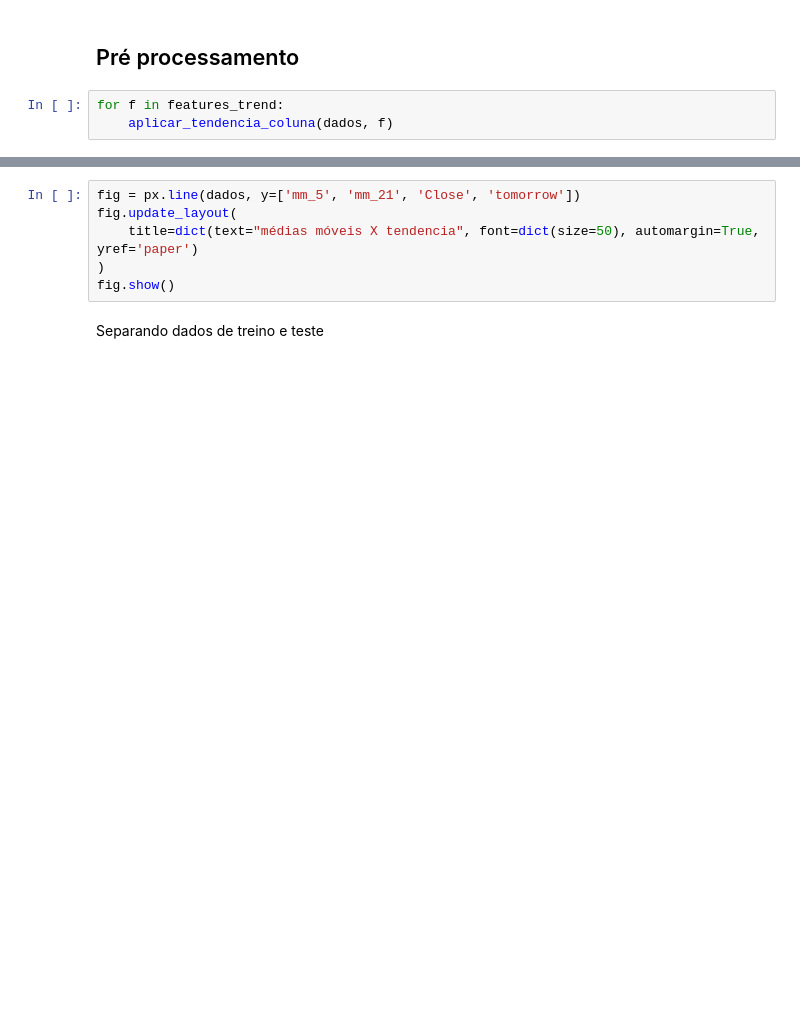
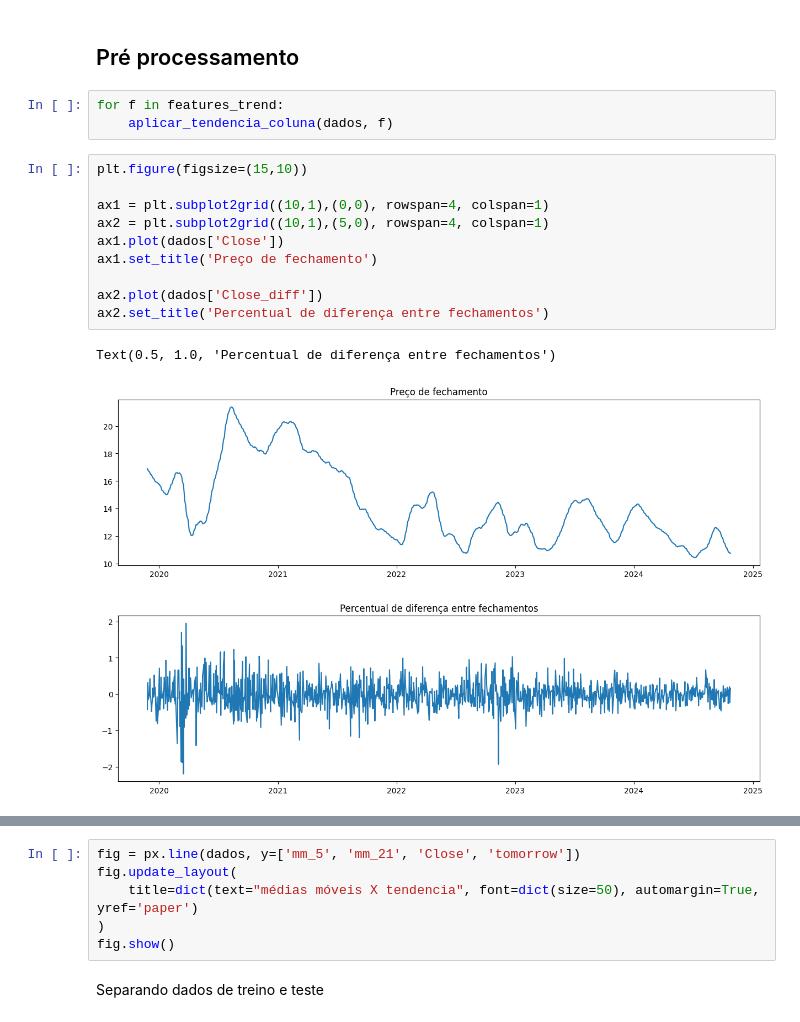
Before and after one commit to tcc-previsao-energia/ml-models, a Jupyter notebook: tcc/tendencia-lucas.ipynb, the cells around one changed output, grey strips where cells are left out. Saved outputs shown, nothing was run; the diff lists cells and outputs as text; blank space fills up the shorter version.

```diff
--- a/tcc/tendencia-lucas.ipynb
+++ b/tcc/tendencia-lucas.ipynb
@@ -131,3 +151,16 @@ if 'tomorrow' in features_trend:
 # %%
 for f in features_trend:
     aplicar_tendencia_coluna(dados, f)
+# %%
+plt.figure(figsize=(15,10))
+
+ax1 = plt.subplot2grid((10,1),(0,0), rowspan=4, colspan=1)
+ax2 = plt.subplot2grid((10,1),(5,0), rowspan=4, colspan=1)
+ax1.plot(dados['Close'])
+ax1.set_title('Preço de fechamento')
+
+ax2.plot(dados['Close_diff'])
+ax2.set_title('Percentual de diferença entre fechamentos')
+# %% [output]
+Text(0.5, 1.0, 'Percentual de diferença entre fechamentos')
+[figure, added]
```
Also changed, not shown: parts of 18 cells of this notebook, 2 other files.
